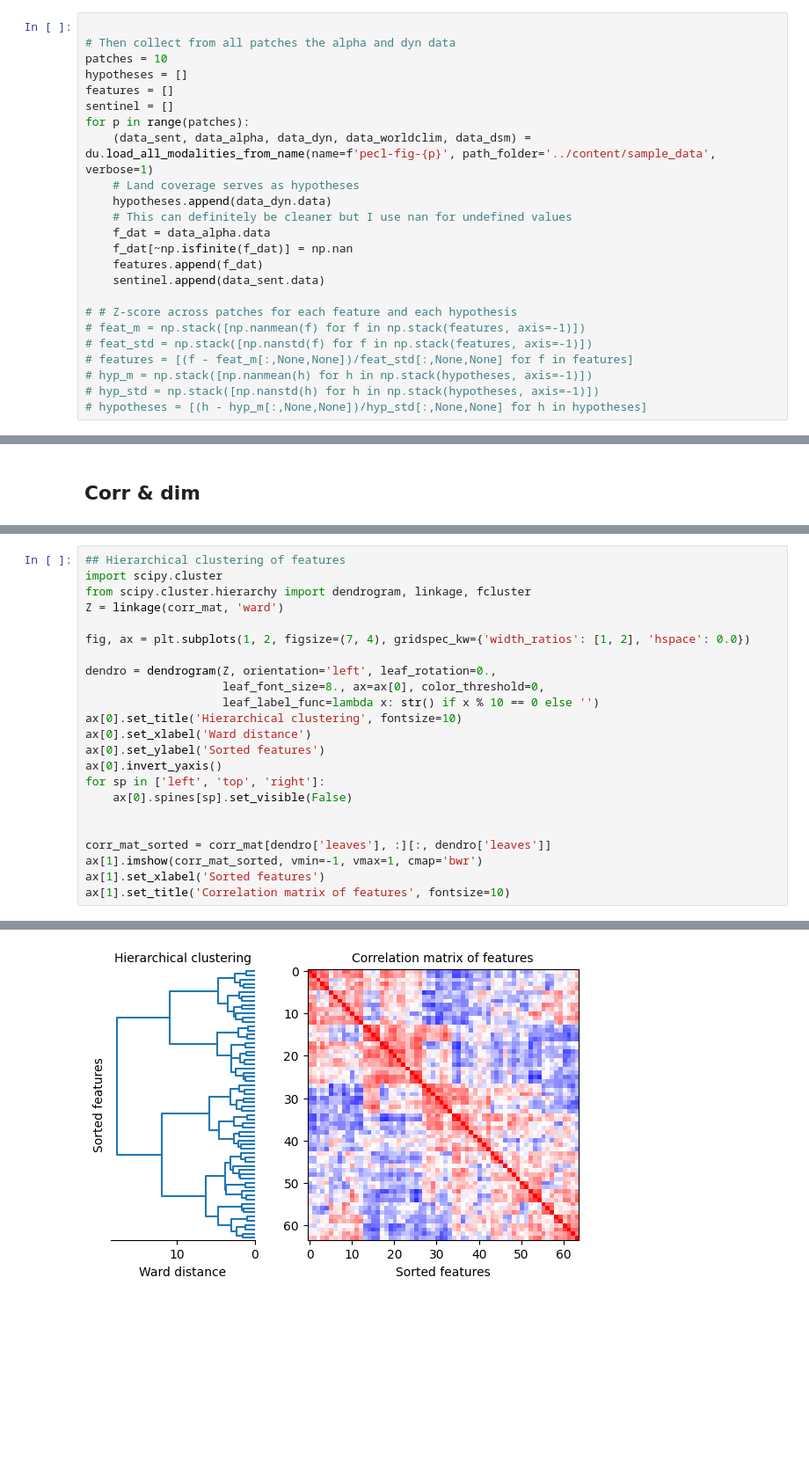
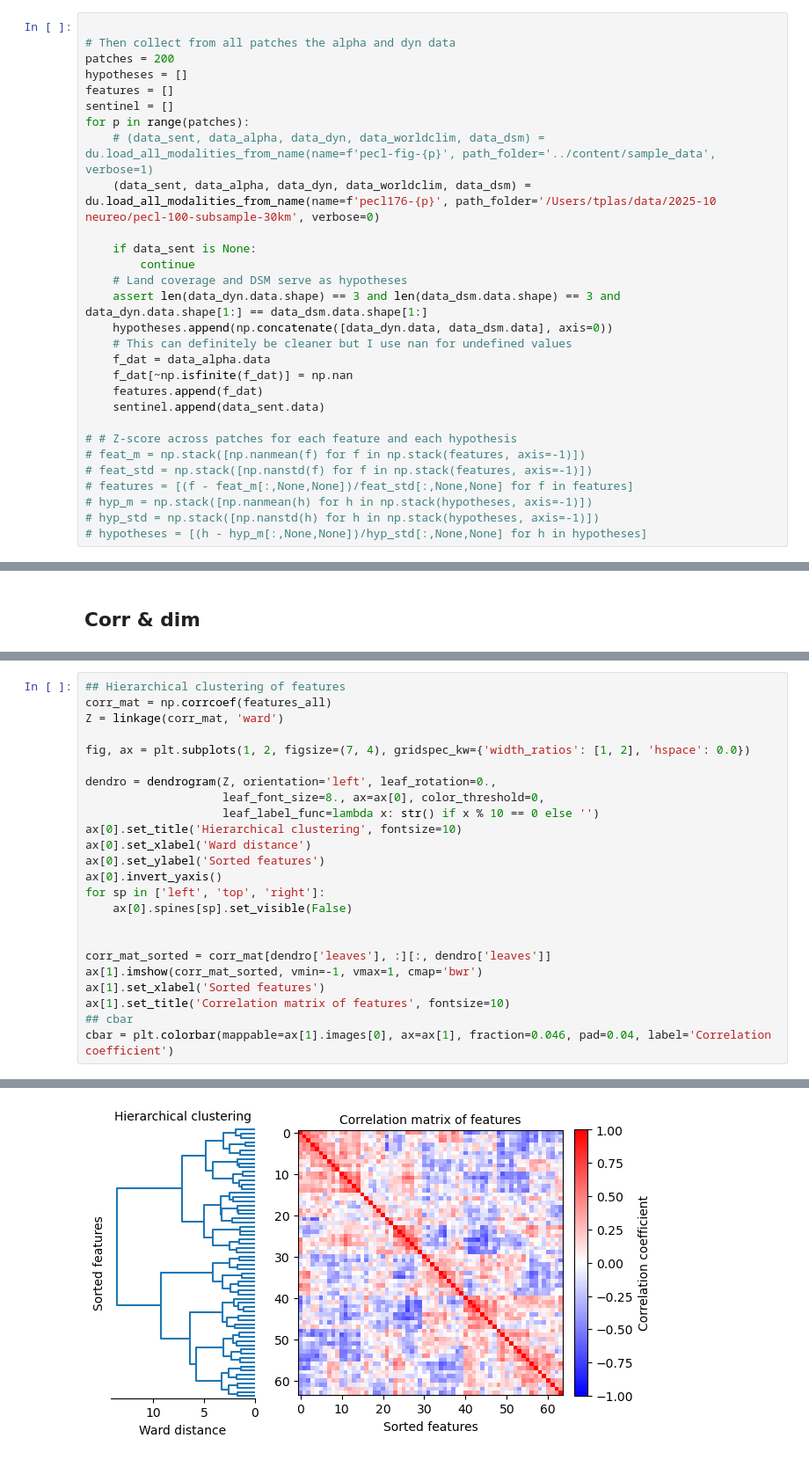
Before and after one commit to vdplasthijs/NeurEO, a Jupyter notebook: notebooks/Hypothesis free analysis.ipynb, the cells around one changed output, grey strips where cells are left out. Shown at 88% size. Saved outputs shown, nothing was run; the diff lists cells and outputs as text; blank space fills up the shorter version.

```diff
--- a/notebooks/Hypothesis free analysis.ipynb
+++ b/notebooks/Hypothesis free analysis.ipynb
@@ -19,14 +22,19 @@ import analysis_utils as au
 # %%
 
 # Then collect from all patches the alpha and dyn data
-patches = 10
+patches = 200
 hypotheses = []
 features = []
 sentinel = []
 for p in range(patches):
-    (data_sent, data_alpha, data_dyn, data_worldclim, data_dsm) = du.load_all_modalities_from_name(name=f'pecl-fig-{p}', path_folder='../content/sample_data', verbose=1)
-    # Land coverage serves as hypotheses
-    hypotheses.append(data_dyn.data)
+    # (data_sent, data_alpha, data_dyn, data_worldclim, data_dsm) = du.load_all_modalities_from_name(name=f'pecl-fig-{p}', path_folder='../content/sample_data', verbose=1)
+    (data_sent, data_alpha, data_dyn, data_worldclim, data_dsm) = du.load_all_modalities_from_name(name=f'pecl176-{p}', path_folder='/Users/tplas/data/2025-10 neureo/pecl-100-subsample-30km', verbose=0)
+
+    if data_sent is None:
+        continue
+    # Land coverage and DSM serve as hypotheses
+    assert len(data_dyn.data.shape) == 3 and len(data_dsm.data.shape) == 3 and data_dyn.data.shape[1:] == data_dsm.data.shape[1:]
+    hypotheses.append(np.concatenate([data_dyn.data, data_dsm.data], axis=0))
     # This can definitely be cleaner but I use nan for undefined values
     f_dat = data_alpha.data
     f_dat[~np.isfinite(f_dat)] = np.nan
@@ -178,7 +159,6 @@ Text(0, 0.5, 'Distance')
 # %%
 ## Hierarchical clustering of features
-import scipy.cluster
-from scipy.cluster.hierarchy import dendrogram, linkage, fcluster
+corr_mat = np.corrcoef(features_all)
 Z = linkage(corr_mat, 'ward')
 
 fig, ax = plt.subplots(1, 2, figsize=(7, 4), gridspec_kw={'width_ratios': [1, 2], 'hspace': 0.0})
@@ -198,4 +178,6 @@ corr_mat_sorted = corr_mat[dendro['leaves'], :][:, dendro['leaves']]
 ax[1].imshow(corr_mat_sorted, vmin=-1, vmax=1, cmap='bwr')
 ax[1].set_xlabel('Sorted features')
 ax[1].set_title('Correlation matrix of features', fontsize=10)
+## cbar
+cbar = plt.colorbar(mappable=ax[1].images[0], ax=ax[1], fraction=0.046, pad=0.04, label='Correlation coefficient')
 # %% [output]
@@ -203,4 +184,4 @@ Text(0.5, 1.0, 'Correlation matrix of features')
-[figure, old version]
+[figure, new version]
 # %%
 np.array(dendro['leaves'])
 # %% [output]
```
Also changed, not shown: parts of 26 cells of this notebook, 3 other files.
